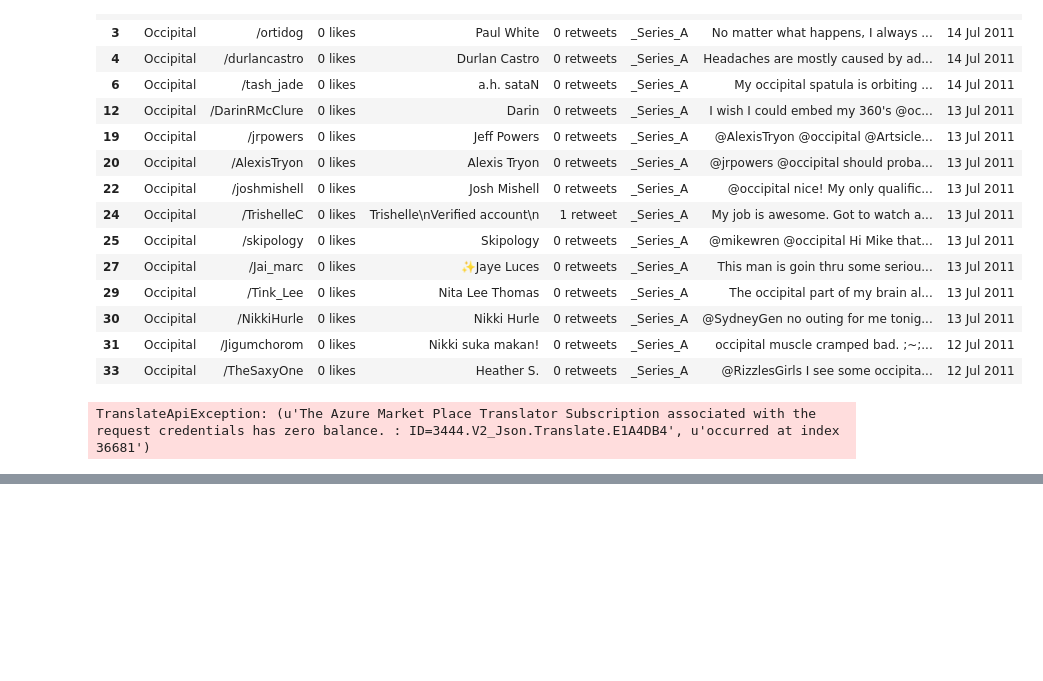
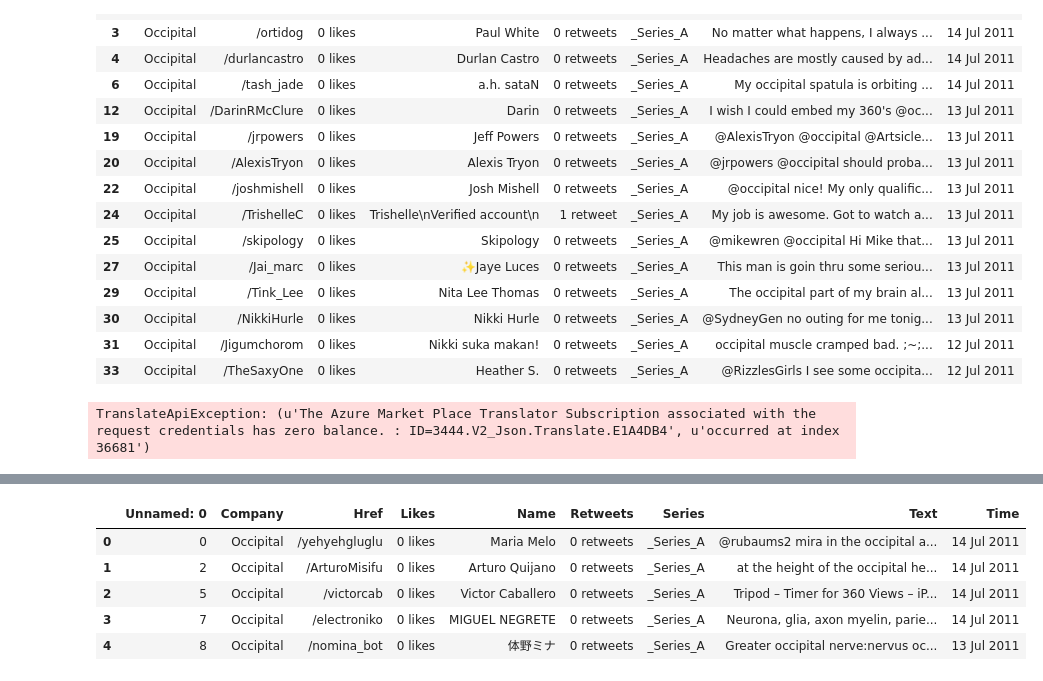
Before and after one commit to kyang01/startup-analysis, a Jupyter notebook: startups/translate-tweets.ipynb, the cells around one changed output, grey strips where cells are left out. Cells and saved outputs as stored; diff of their text form; code cells hidden in the pictures; blank space fills up the shorter version.

```diff
--- a/startups/translate-tweets.ipynb
+++ b/startups/translate-tweets.ipynb
@@ -176,0 +336,10 @@ TranslateApiException: (u'The Azure Market Place Translator Subscription associa
+# %%
+ggdff = abcdf.apply(tralol, axis=1)
+ggdff
+# %% [output]
+|  | Unnamed: 0 | Company | Href | Likes | Name | Retweets | Series | Text | Time |
+| 0 | 0 | Occipital | /yehyehgluglu | 0 likes | Maria Melo | 0 retweets | _Series_A | @rubaums2 mira in the occipital a... | 14 Jul 2011 |
+| 1 | 2 | Occipital | /ArturoMisifu | 0 likes | Arturo Quijano | 0 retweets | _Series_A | at the height of the occipital he... | 14 Jul 2011 |
+| 2 | 5 | Occipital | /victorcab | 0 likes | Victor Caballero | 0 retweets | _Series_A | Tripod – Timer for 360 Views – iP... | 14 Jul 2011 |
+| 3 | 7 | Occipital | /electroniko | 0 likes | MIGUEL NEGRETE | 0 retweets | _Series_A | Neurona, glia, axon myelin, parie... | 14 Jul 2011 |
+| 4 | 8 | Occipital | /nomina_bot | 0 likes | 体野ミナ | 0 retweets | _Series_A | Greater occipital nerve:nervus oc... | 13 Jul 2011 |
```
Also changed, not shown: parts of 17 cells of this notebook, 15 other files.
